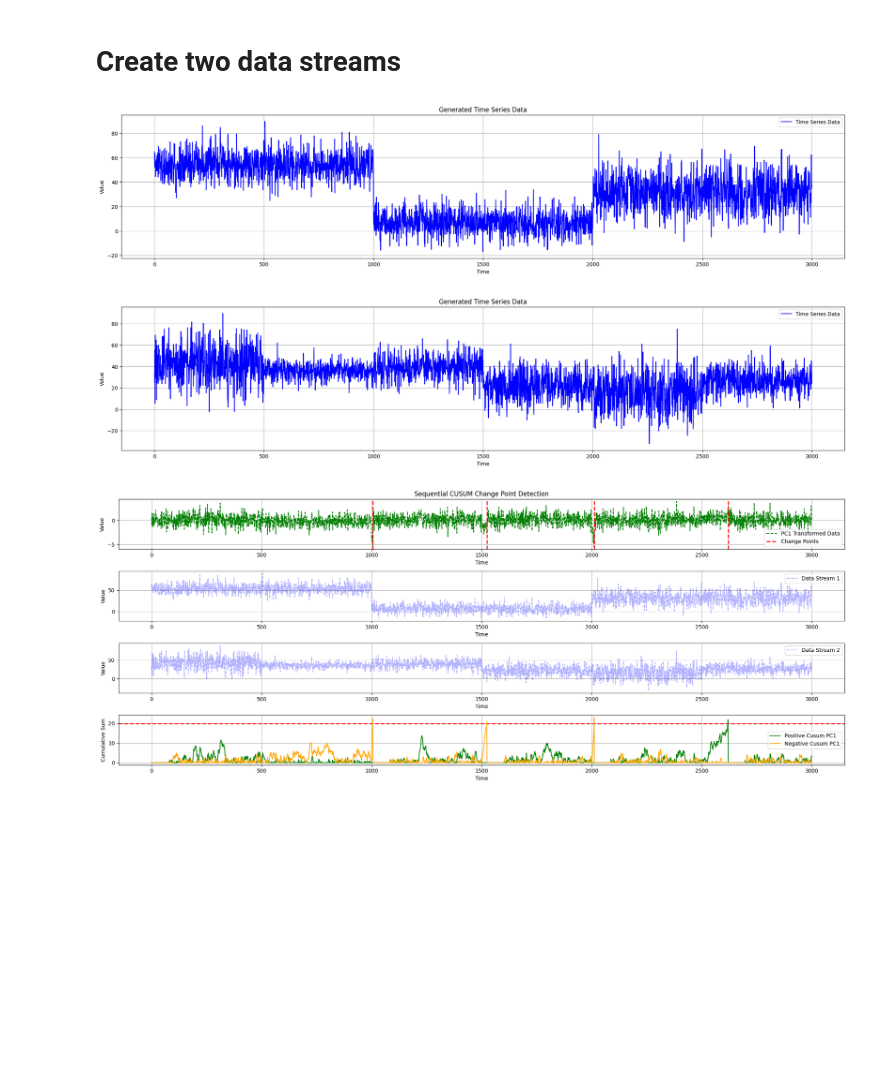
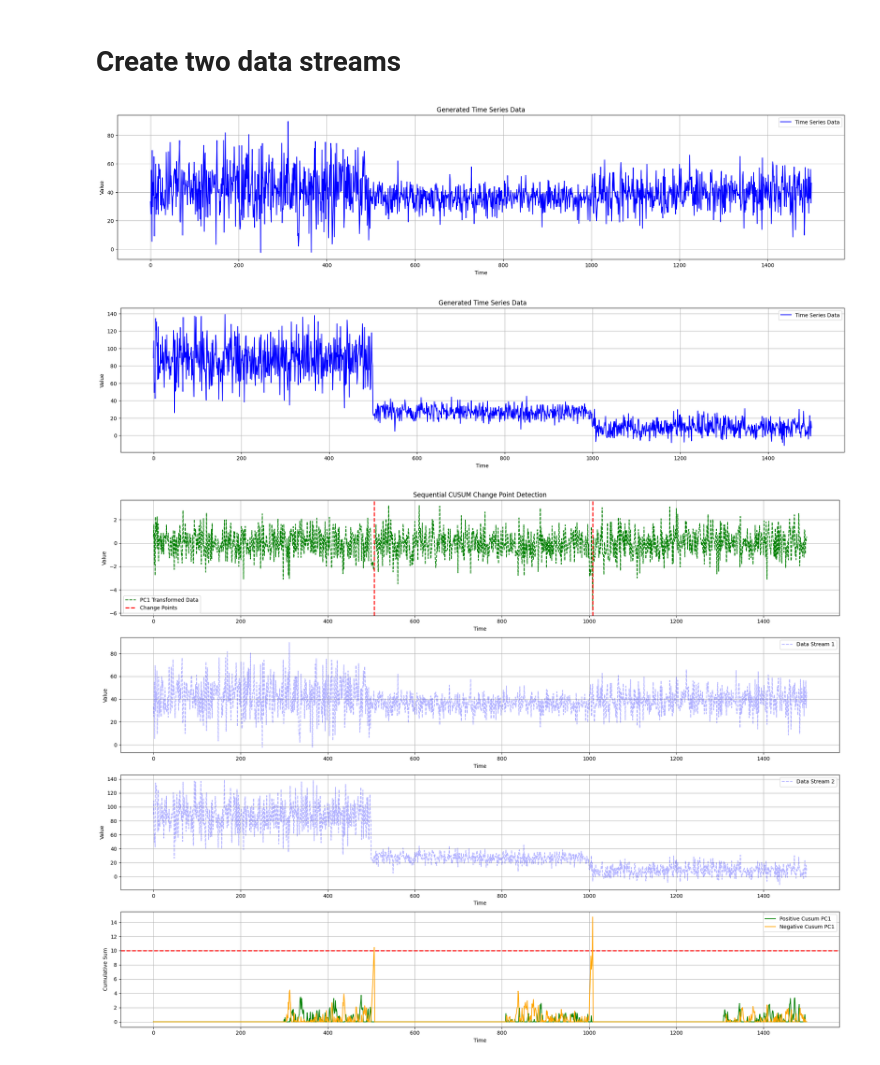
Before and after one commit to giobbu/CUSUM, a Jupyter notebook: notebooks/notebook_pc1cusm_multivariate.ipynb, the cells around one changed output. Saved outputs shown, nothing was run; the diff lists cells and outputs as text; code cells hidden in the pictures; blank space fills up the shorter version.

```diff
--- a/notebooks/notebook_pc1cusm_multivariate.ipynb
+++ b/notebooks/notebook_pc1cusm_multivariate.ipynb
@@ -12,34 +12,35 @@ from source.generator.change_point_generator import ChangePointGenerator
 from source.generator.ds_generator import MultiDataStreams
 
 dict_streams = [{"num_segments": 3,
-                 "segment_length": 1000,
+                 "segment_length": 500,
                  "change_point_type": "sudden_shift",
-                    "seed": 100},
-                {"num_segments": 6,
+                    "seed": 1},
+                {"num_segments": 3,
                     "segment_length": 500,
                     "change_point_type": "sudden_shift",
-                    "seed": 1}]
+                    "seed": 8},
+]
 
-many_data_streams = MultiDataStreams(dict_streams=dict_streams)
+many_data_streams = MultiDataStreams(dict_streams=dict_streams, num_streams=len(dict_streams))
 many_data_streams.generate_data_streams()
 many_data_streams.plot_all_streams()
 # %% [output]
-[figure, old version]
+[figure, new version]
-[figure, old version]
+[figure, new version]
 # %%
 # Get Data Streams as Array
 data_streams_arr = many_data_streams.get_data_streams_as_array()
 # %%
 from source.detector.cusum import PC1_CUSUM_Detector
 
 # Initialize PC1-CUSUM Detector
-pc1_detector = PC1_CUSUM_Detector(warmup_period=75, delta=0.3, threshold=20)
+pc1_detector = PC1_CUSUM_Detector(to_scale=True, warmup_period=300, delta=.5, threshold=10)
 # Offline Detection
 results = pc1_detector.offline_detection(data_streams_arr)
 # Plot Change Points
 pc1_detector.plot_change_points(data_streams=data_streams_arr,
                                     pos_changes=results['pos_changes'],
                                     neg_changes=results['neg_changes'],
                                     change_points=results['change_points'])
 # %% [output]
-[figure, old version]
+[figure, new version]
```
Also changed, not shown: parts of 1 cell of this notebook.
